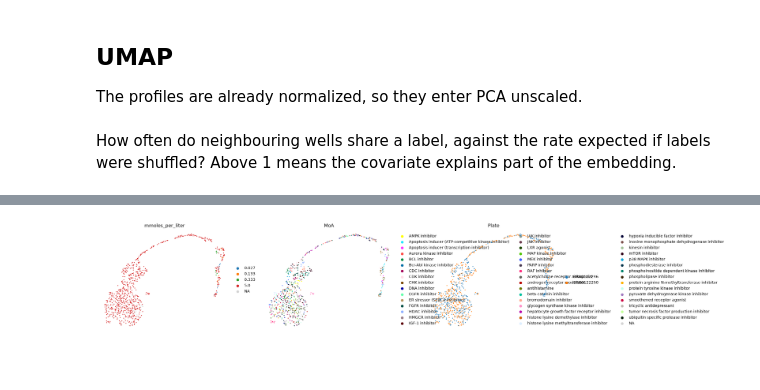
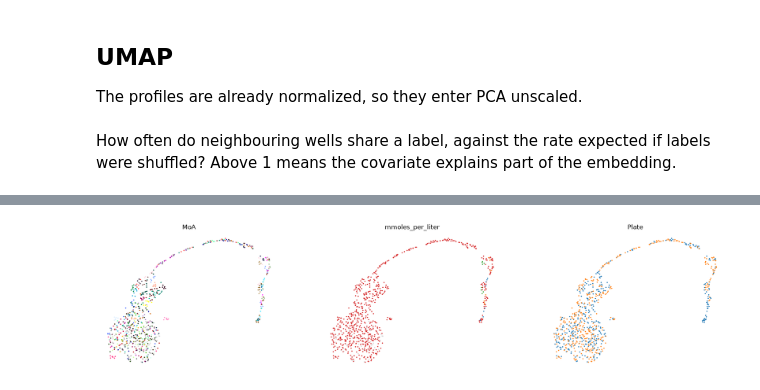
Before and after one commit to scverse/cell-painting-io, a Jupyter notebook: chroma_to_anndata.ipynb, the cells around one changed output, grey strips where cells are left out. Cells and saved outputs as stored; diff of their text form; code cells hidden in the pictures; blank space fills up the shorter version.

```diff
--- a/chroma_to_anndata.ipynb
+++ b/chroma_to_anndata.ipynb
@@ -118,6 +118,6 @@ cpio.neighbour_enrichment(adata, present(["Plate", "mmoles_per_liter", "MoA"]))
-# %%
-sc.pl.umap(
-    adata, color=present(["mmoles_per_liter", "MoA", "Plate", "Count_Cells"])[:3], ncols=3, frameon=False, size=20
-)
-# %% [output]
-[figure, removed]
+# %%
+colours = present(["MoA", "mmoles_per_liter", "Plate"])[:3] or None
+crowded = bool(colours) and max(adata.obs[c].nunique() for c in colours) > 20
+sc.pl.umap(adata, color=colours, ncols=3, frameon=False, size=20, legend_loc="none" if crowded else "right margin")
+# %% [output]
+[figure, added]
```
Also changed, not shown: parts of 1 cell of this notebook, 13 other files.
